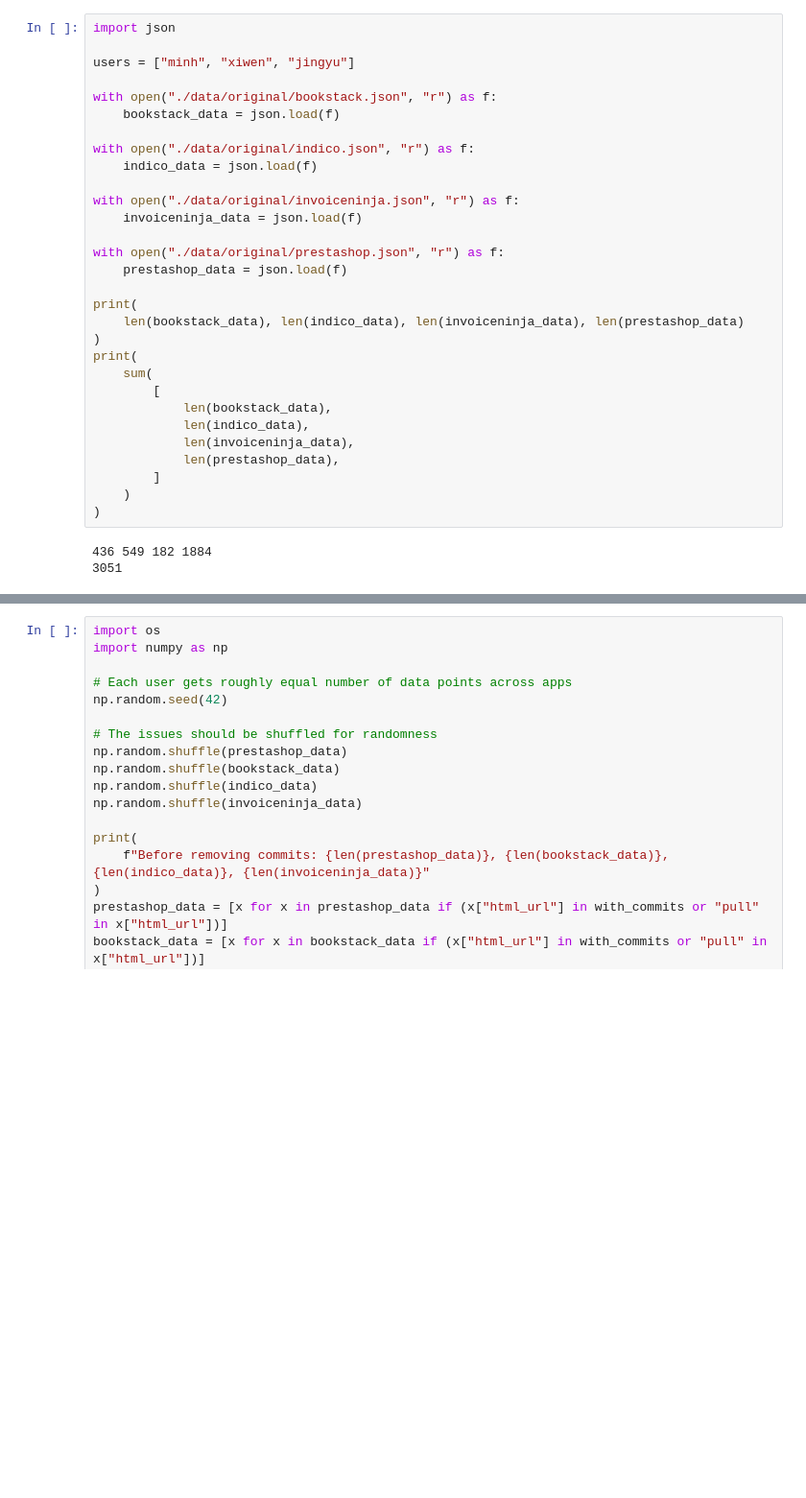
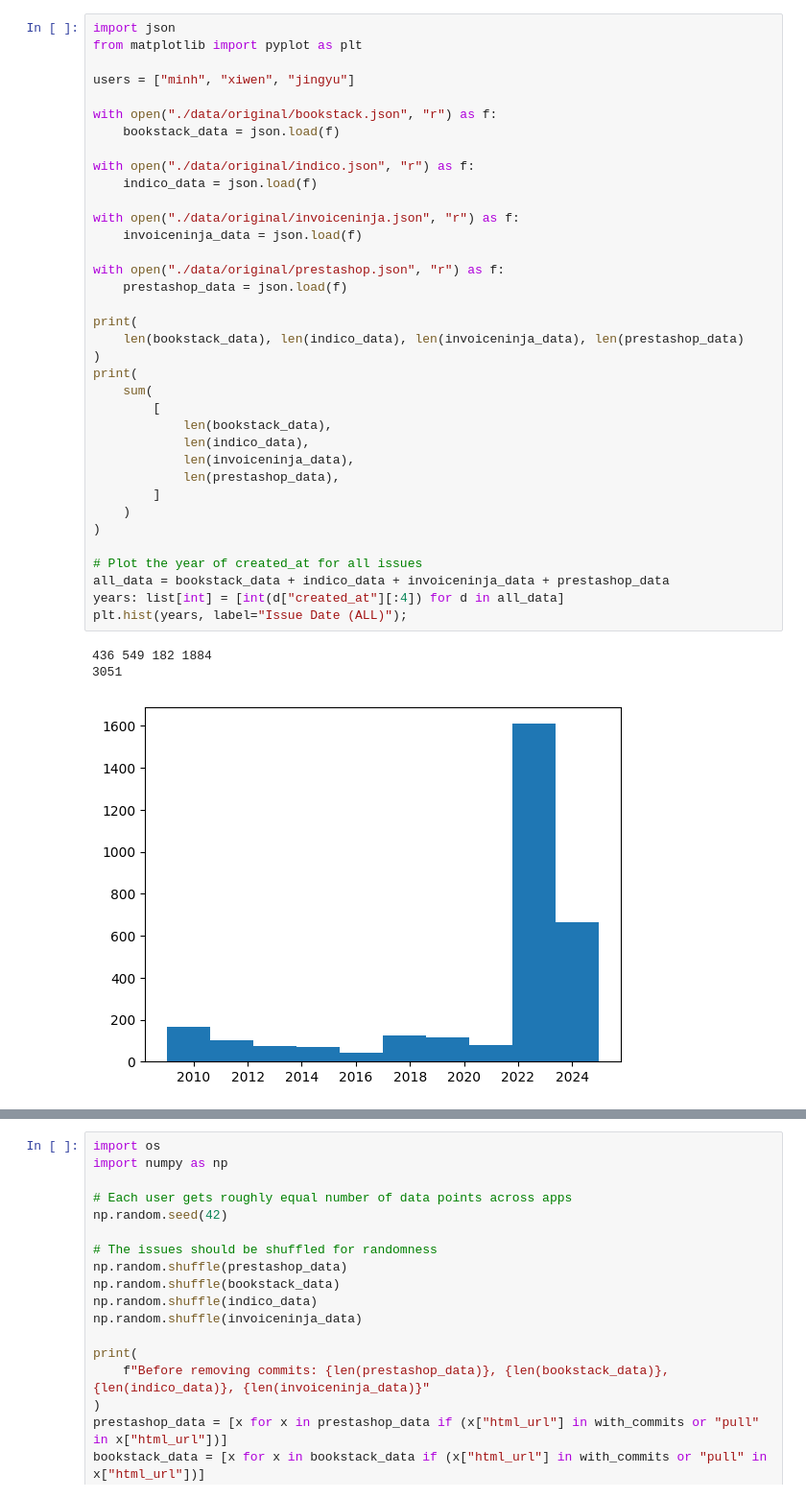
Before and after one commit to code-philia/WebTestPilot, a Jupyter notebook: annotation/split_data.ipynb, the cells around one changed output, grey strips where cells are left out. Shown at 96% size. Saved outputs shown, nothing was run; the diff lists cells and outputs as text; blank space fills up the shorter version.

```diff
--- a/annotation/split_data.ipynb
+++ b/annotation/split_data.ipynb
@@ -1,36 +1,43 @@
 # %%
 import json
+from matplotlib import pyplot as plt
 
 users = ["minh", "xiwen", "jingyu"]
 
 with open("./data/original/bookstack.json", "r") as f:
     bookstack_data = json.load(f)
 
 with open("./data/original/indico.json", "r") as f:
     indico_data = json.load(f)
 
 with open("./data/original/invoiceninja.json", "r") as f:
     invoiceninja_data = json.load(f)
 
 with open("./data/original/prestashop.json", "r") as f:
     prestashop_data = json.load(f)
 
 print(
     len(bookstack_data), len(indico_data), len(invoiceninja_data), len(prestashop_data)
 )
 print(
     sum(
         [
             len(bookstack_data),
             len(indico_data),
             len(invoiceninja_data),
             len(prestashop_data),
         ]
     )
 )
+
+# Plot the year of created_at for all issues
+all_data = bookstack_data + indico_data + invoiceninja_data + prestashop_data
+years: list[int] = [int(d["created_at"][:4]) for d in all_data]
+plt.hist(years, label="Issue Date (ALL)");
 # %% [output]
 436 549 182 1884
 3051
+[figure, added]
 # %%
 import json
 from matplotlib import pyplot as plt
```
Also changed, not shown: parts of 2 cells of this notebook.
